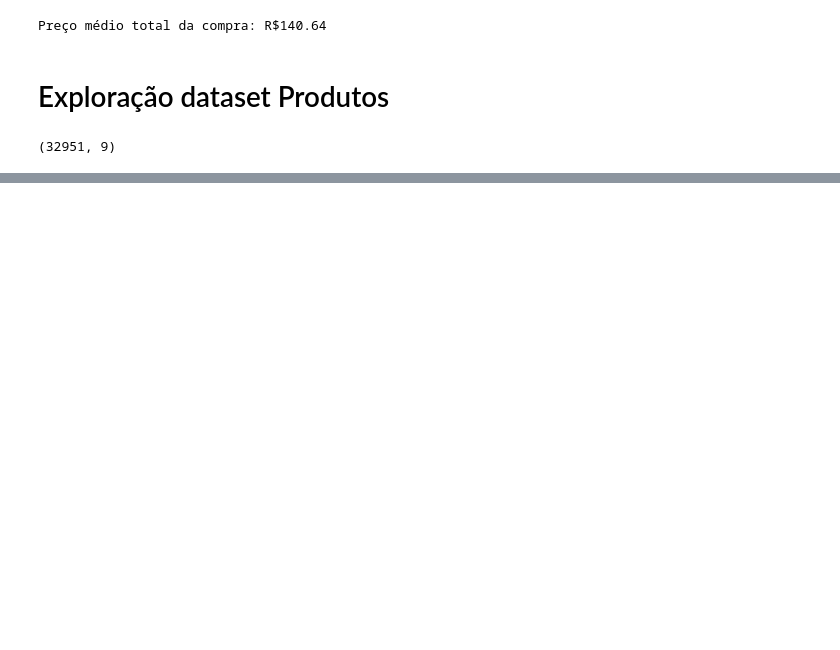
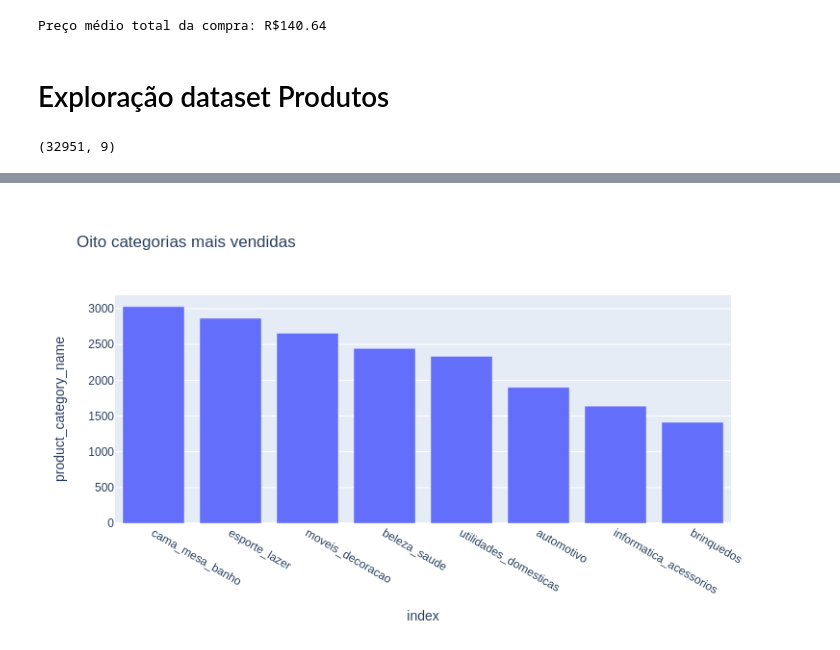
Before and after one commit to Lucas-Buk/Introducao-Ciencia-de-Dados, a Jupyter notebook: Aula_1_Exploração_Olist.ipynb, the cells around one changed output, grey strips where cells are left out. Cells and saved outputs as stored; diff of their text form; code cells hidden in the pictures; blank space fills up the shorter version.

```diff
--- a/Aula_1_Exploração_Olist.ipynb
+++ b/Aula_1_Exploração_Olist.ipynb
@@ -161,0 +203,7 @@ df_produtos.head(3)
+# %%
+df_prods_mais_vend = df_produtos.product_category_name.value_counts().head(8).reset_index()
+
+fig = px.bar(df_prods_mais_vend, x='index', y='product_category_name', title= 'Oito categorias mais vendidas')
+gitly.show(fig)
+# %% [output]
+[figure, added]
```
Also changed, not shown: parts of 44 cells of this notebook.
